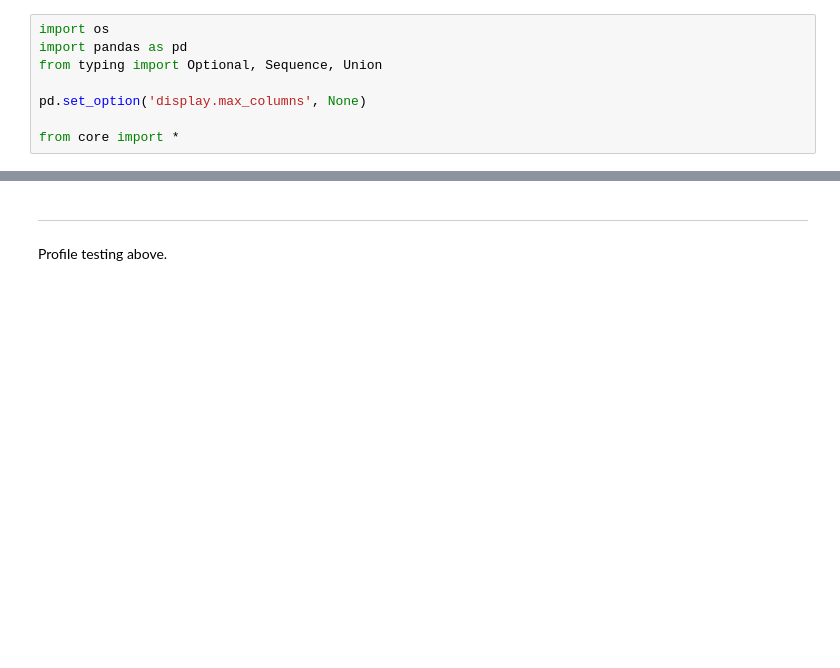
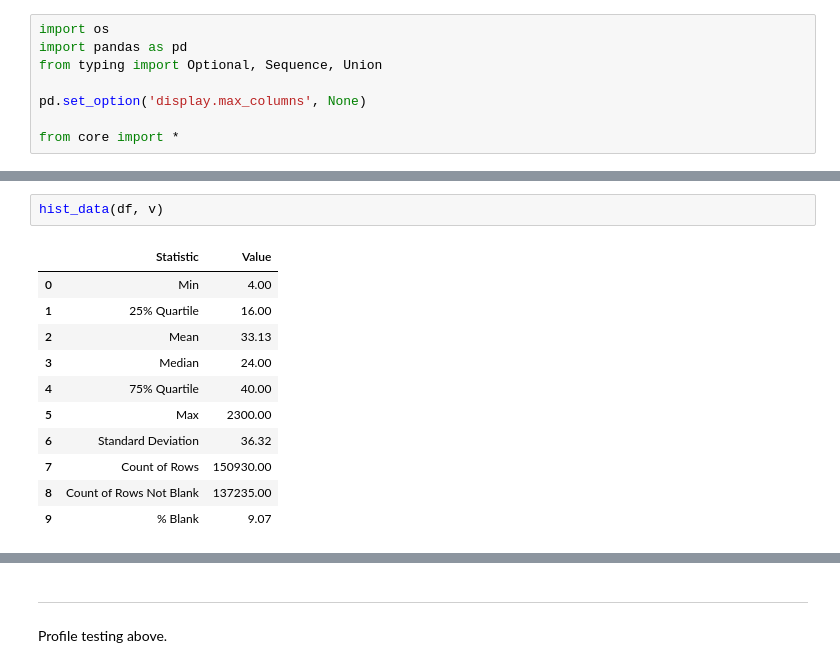
Before and after one commit to Riley25/DataNova, a Jupyter notebook: src/datanova/test.ipynb, the cells around one changed output, grey strips where cells are left out. Cells and saved outputs as stored; diff of their text form; blank space fills up the shorter version.

```diff
--- a/src/datanova/test.ipynb
+++ b/src/datanova/test.ipynb
@@ -53,0 +42,14 @@ ROW TOTAL = 150,930 COLUMNS = 10
+# %%
+hist_data(df, v)
+# %% [output]
+|  | Statistic | Value |
+| 0 | Min | 4.00 |
+| 1 | 25% Quartile | 16.00 |
+| 2 | Mean | 33.13 |
+| 3 | Median | 24.00 |
+| 4 | 75% Quartile | 40.00 |
+| 5 | Max | 2300.00 |
+| 6 | Standard Deviation | 36.32 |
+| 7 | Count of Rows | 150930.00 |
+| 8 | Count of Rows Not Blank | 137235.00 |
+| 9 | % Blank | 9.07 |
```
Also changed, not shown: parts of 14 cells of this notebook, 1 other file.
